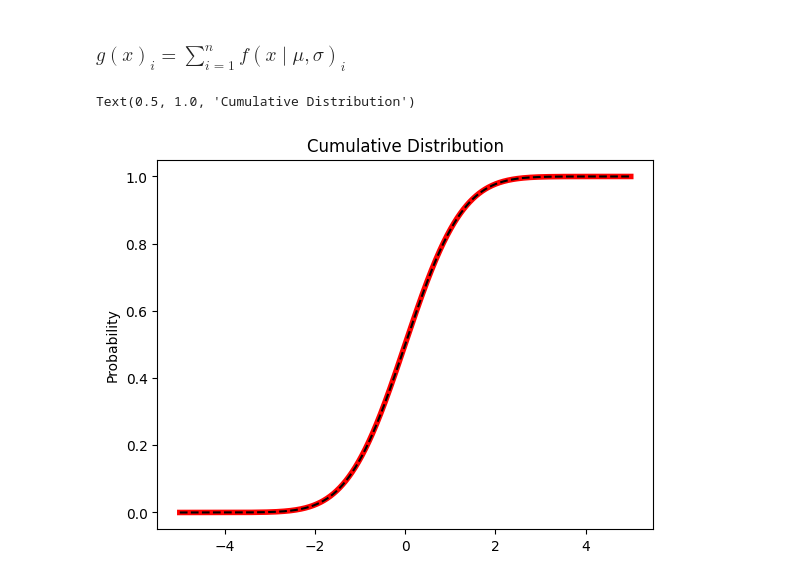
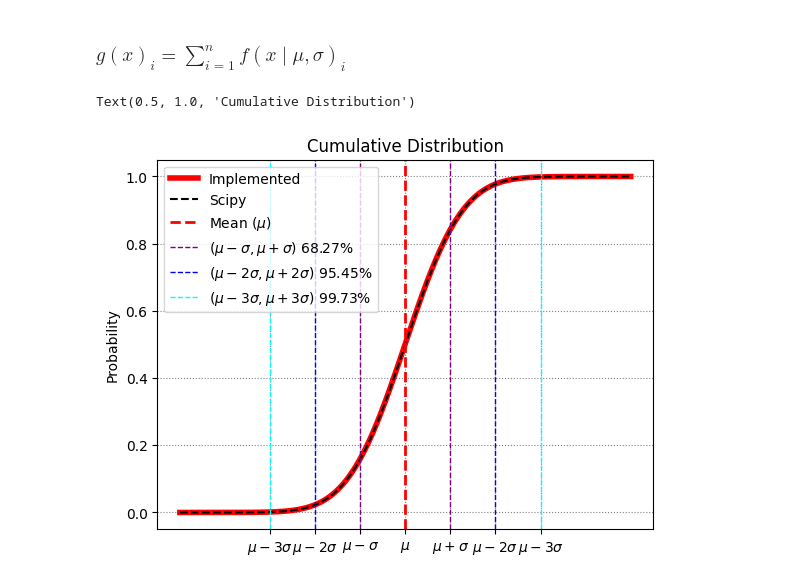
Before and after one commit to CalebSDHUB/statistics, a Jupyter notebook: basic-statistics.ipynb, the cells around one changed output. Drawn from its saved outputs; the diff is of its cells as text; code cells hidden in the pictures.

```diff
--- a/basic-statistics.ipynb
+++ b/basic-statistics.ipynb
@@ -93,26 +93,33 @@ Text(0.5, 1.0, 'Normal Distribution')
 # %%
 def cdf_dist(x, mu, sigma):
     delta_x = (x[-1] - x[0]) / (len(x) - 1)
     return np.cumsum(normal_dist(x, mu, sigma)) * delta_x
 
 mu = 0
 sigma = 1
 
 x = np.linspace(mu - 5*sigma, mu + 5*sigma, 1000)
 
 plt.plot(x, cdf_dist(x, mu, sigma), color="red", linewidth=4, label="Implemented")
 plt.plot(x, stats.norm.cdf(x, loc=mu, scale=sigma), color="black", linestyle="--", label="Scipy")
 
 plt.axvline(x=mu, color="red", linestyle="--", linewidth=2, label=r"Mean ($\mu$)")
 plt.axvline(x=mu + sigma, color="purple", linestyle="--", linewidth=1, label=f"($\mu - \sigma, \mu + \sigma$) {cdf_1sigma*100:.2f}%")
 plt.axvline(x=mu - sigma, color="purple", linestyle="--", linewidth=1)
 plt.axvline(x=mu + sigma * 2, color="blue", linestyle="--", linewidth=1, label=f"($\mu - 2\sigma, \mu + 2\sigma$) {cdf_2sigma*100:.2f}%")
 plt.axvline(x=mu - sigma * 2, color="blue", linestyle="--", linewidth=1)
 plt.axvline(x=mu + sigma * 3, color="cyan", linestyle="--", linewidth=1, label=f"($\mu - 3\sigma, \mu + 3\sigma$) {cdf_3sigma*100:.2f}%")
 plt.axvline(x=mu - sigma * 3, color="cyan", linestyle="--", linewidth=1)
 
+plt.xticks([mu - 3 * sigma, mu - 2 * sigma, mu - sigma, mu, mu + sigma, mu + 2 * sigma, mu + 3* sigma], [r"$\mu - 3\sigma$", r"$\mu - 2\sigma$", r"$\mu - \sigma$", r"$\mu$", r"$\mu + \sigma$", r"$\mu - 2\sigma$", r"$\mu - 3\sigma$"])
+plt.tick_params(axis="x", labelsize=10)
+
+plt.grid(True, linestyle=":", color="gray")
+
+plt.legend()
+
 plt.ylabel("Probability")
 plt.title("Cumulative Distribution")
 # %% [output]
 Text(0.5, 1.0, 'Cumulative Distribution')
-[figure, old version]
+[figure, new version]
```
